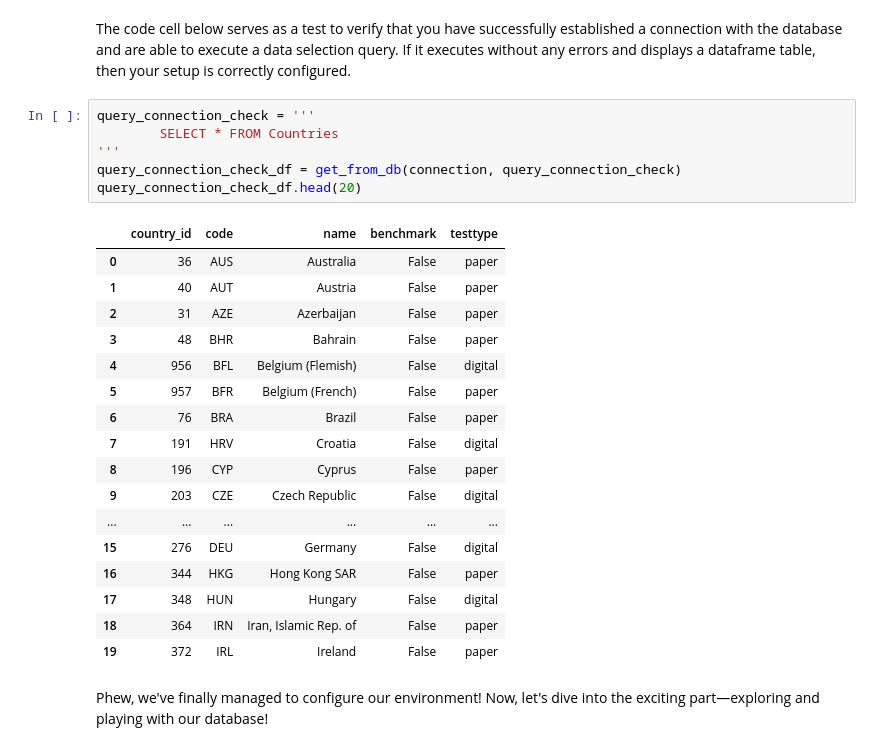
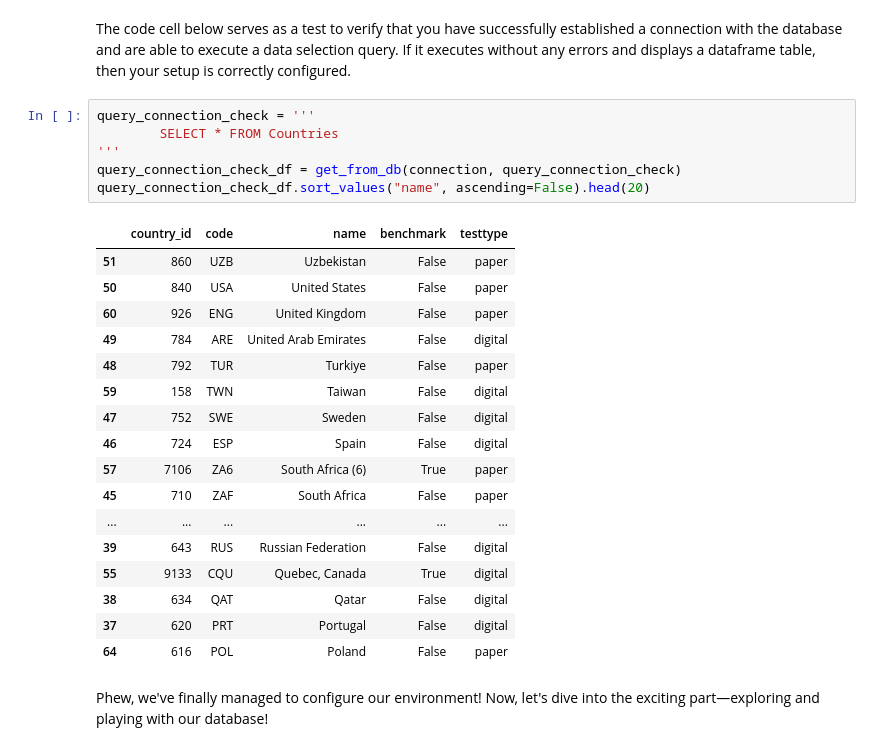
Before and after one commit to senzelden/gdsc7_solution, a Jupyter notebook: tutorials/Tutorial_2_Data_Understanding.ipynb, the cells around one changed output. Saved outputs shown, nothing was run; the diff lists cells and outputs as text.

```diff
--- a/tutorials/Tutorial_2_Data_Understanding.ipynb
+++ b/tutorials/Tutorial_2_Data_Understanding.ipynb
@@ -146,27 +144,27 @@ The code cell below serves as a test to verify that you have successfully establ
 # %%
 query_connection_check = '''
         SELECT * FROM Countries
 '''
 query_connection_check_df = get_from_db(connection, query_connection_check)
-query_connection_check_df.head(20)
+query_connection_check_df.sort_values("name", ascending=False).head(20)
 # %% [output]
 |  | country_id | code | name | benchmark | testtype |
-| 0 | 36 | AUS | Australia | False | paper |
-| 1 | 40 | AUT | Austria | False | paper |
-| 2 | 31 | AZE | Azerbaijan | False | paper |
-| 3 | 48 | BHR | Bahrain | False | paper |
-| 4 | 956 | BFL | Belgium (Flemish) | False | digital |
-| 5 | 957 | BFR | Belgium (French) | False | paper |
-| 6 | 76 | BRA | Brazil | False | paper |
-| 7 | 191 | HRV | Croatia | False | digital |
-| 8 | 196 | CYP | Cyprus | False | paper |
-| 9 | 203 | CZE | Czech Republic | False | digital |
+| 51 | 860 | UZB | Uzbekistan | False | paper |
+| 50 | 840 | USA | United States | False | paper |
+| 60 | 926 | ENG | United Kingdom | False | paper |
+| 49 | 784 | ARE | United Arab Emirates | False | digital |
+| 48 | 792 | TUR | Turkiye | False | paper |
+| 59 | 158 | TWN | Taiwan | False | digital |
+| 47 | 752 | SWE | Sweden | False | digital |
+| 46 | 724 | ESP | Spain | False | digital |
+| 57 | 7106 | ZA6 | South Africa (6) | True | paper |
+| 45 | 710 | ZAF | South Africa | False | paper |
 | ... | ... | ... | ... | ... | ... |
-| 15 | 276 | DEU | Germany | False | digital |
-| 16 | 344 | HKG | Hong Kong SAR | False | paper |
-| 17 | 348 | HUN | Hungary | False | digital |
-| 18 | 364 | IRN | Iran, Islamic Rep. of | False | paper |
-| 19 | 372 | IRL | Ireland | False | paper |
+| 39 | 643 | RUS | Russian Federation | False | digital |
+| 55 | 9133 | CQU | Quebec, Canada | True | digital |
+| 38 | 634 | QAT | Qatar | False | digital |
+| 37 | 620 | PRT | Portugal | False | digital |
+| 64 | 616 | POL | Poland | False | paper |
 # %% [markdown]
 
 Phew, we've finally managed to configure our environment! Now, let's dive into the exciting part—exploring and playing with our database!
```
Also changed, not shown: parts of 2 cells of this notebook, 15 other files.
